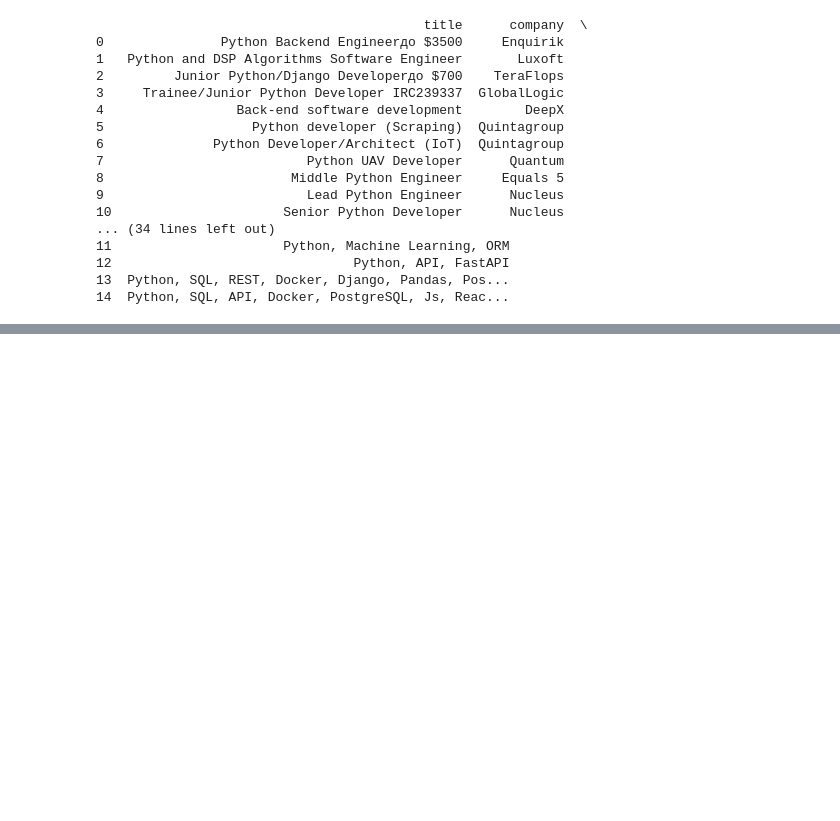
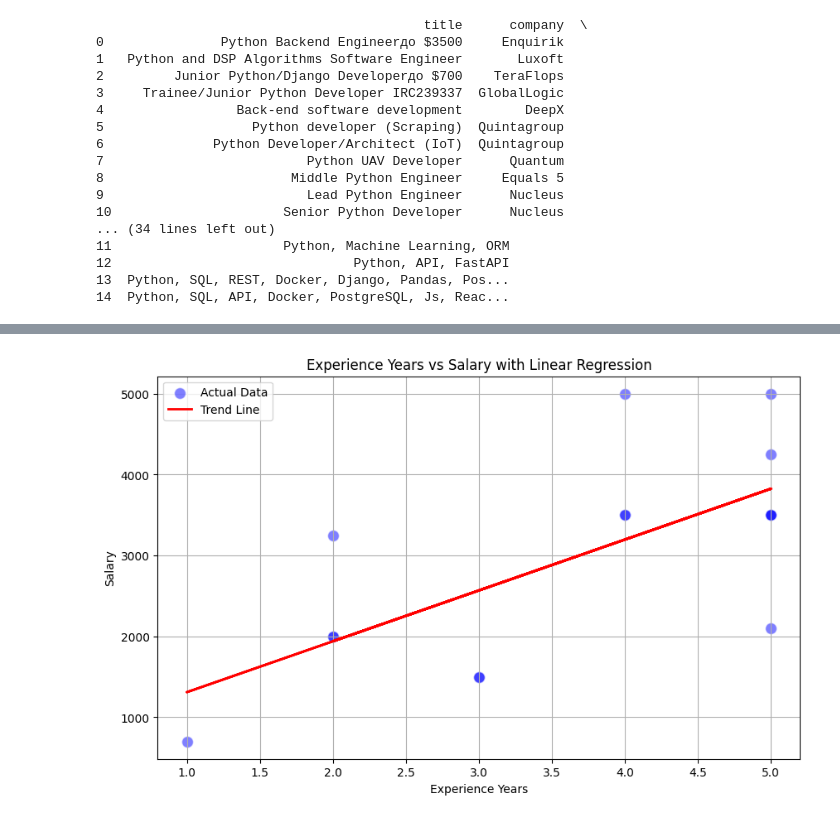
Before and after one commit to Irina17191/Scraping-DataAnalysis-project, a Jupyter notebook: data_analysis/main.ipynb, the cells around one changed output, grey strips where cells are left out. Saved outputs shown, nothing was run; the diff lists cells and outputs as text; code cells hidden in the pictures; blank space fills up the shorter version.

```diff
--- a/data_analysis/main.ipynb
+++ b/data_analysis/main.ipynb
@@ -52,0 +145,24 @@ print(vacancies)
+# %%
+from sklearn.linear_model import LinearRegression
+
+
+vacancies.loc[2, 'experience_years'] = 1
+X = vacancies[['experience_years']].values
+y = vacancies['salary'].values
+
+model = LinearRegression()
+model.fit(X, y)
+
+predicted_salary = model.predict(X)
+
+plt.figure(figsize=(10, 6))
+plt.scatter(vacancies['experience_years'], vacancies['salary'], alpha=0.5, color='blue', edgecolors='w', s=100, label='Actual Data')
+plt.plot(vacancies['experience_years'], predicted_salary, color='red', linewidth=2, label='Trend Line')
+plt.title('Experience Years vs Salary with Linear Regression')
+plt.xlabel('Experience Years')
+plt.ylabel('Salary')
+plt.legend()
+plt.grid(True)
+plt.show()
+# %% [output]
+[figure, added]
```
Also changed, not shown: parts of 9 cells of this notebook.
